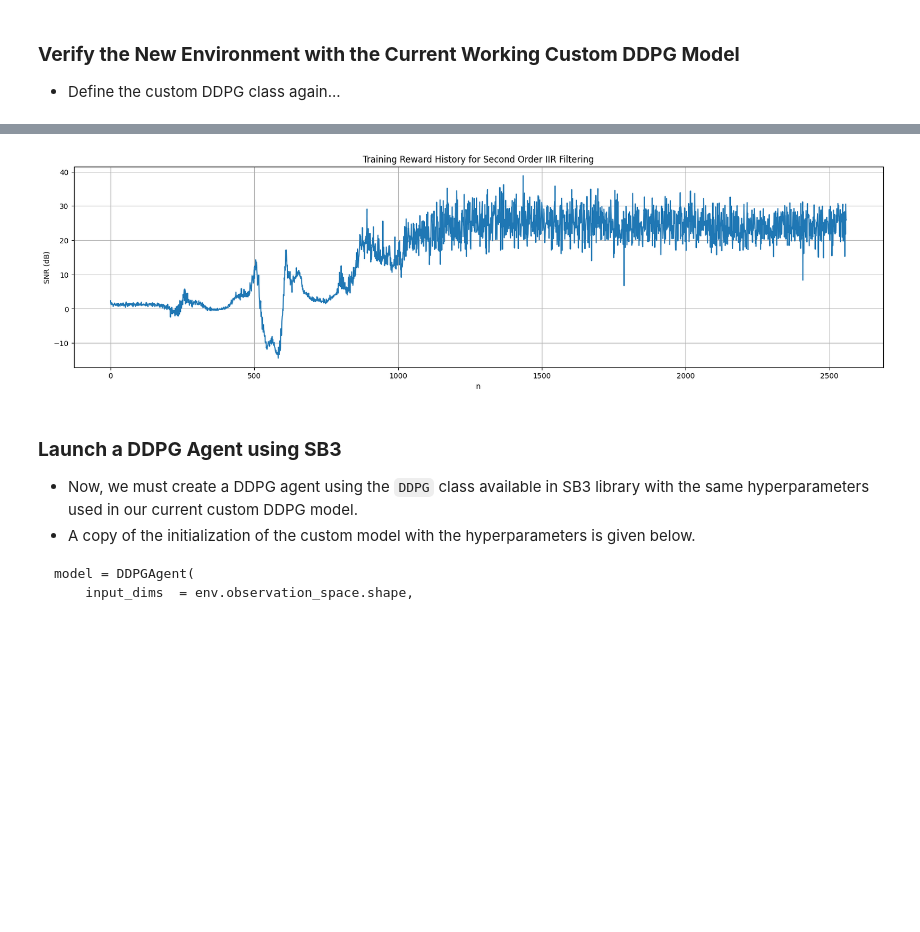
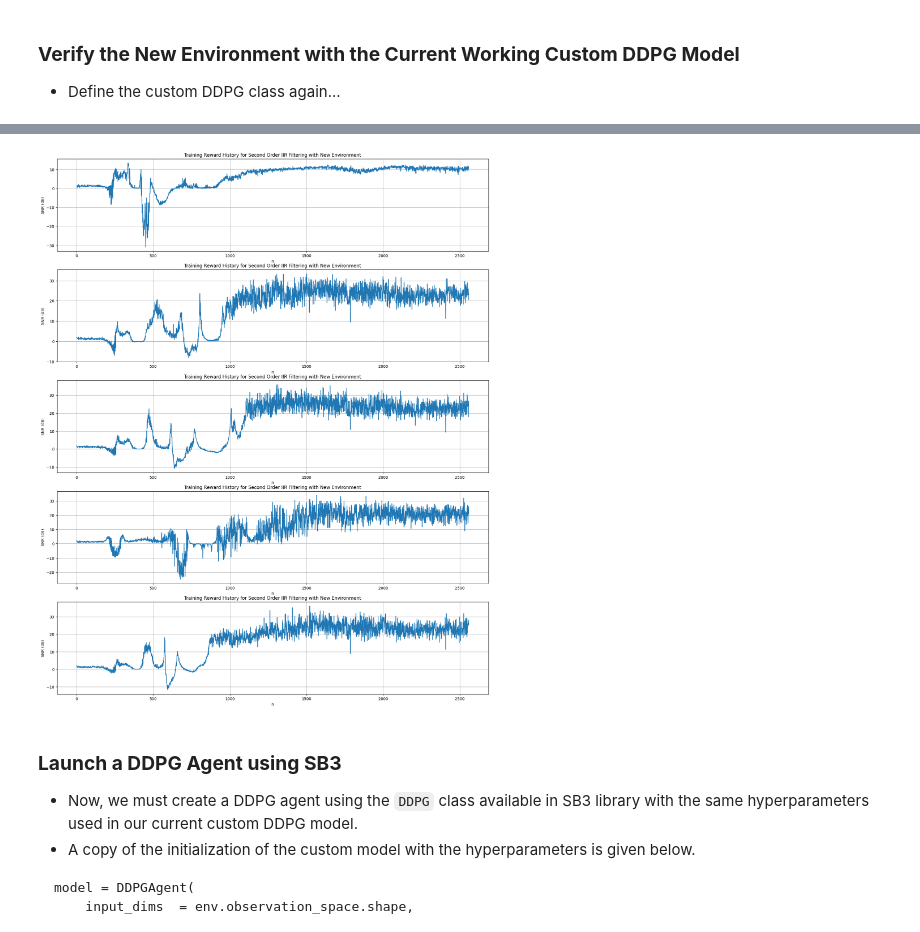
Before and after one commit to rajapaksha-rmpap/FYP, a Jupyter notebook: stage_3/notebook-stage_3.1.ipynb, the cells around one changed output, grey strips where cells are left out. Saved outputs shown, nothing was run; the diff lists cells and outputs as text; code cells hidden in the pictures; blank space fills up the shorter version.

```diff
--- a/stage_3/notebook-stage_3.1.ipynb
+++ b/stage_3/notebook-stage_3.1.ipynb
@@ -668,13 +670,14 @@ step: 2560, SNR: 25.255691336991624, filter: [0.29437453 0.32939965 0.29403216],
 # %%
 # plotting the results
-plt.figure(figsize=(20, 5))
-plt.plot(reward_history)
-plt.title("Training Reward History for Second Order IIR Filtering")
-plt.xlabel("n")
-plt.ylabel("SNR (dB)")
-plt.grid(True)
+fig, ax = plt.subplots(nrows=5, ncols=1, figsize=(20, 5*5))
+for i in range(5):
+    ax[i].plot(reward_history_arr[i])
+    ax[i].set_title("Training Reward History for Second Order IIR Filtering with New Environment")
+    ax[i].set_xlabel("n")
+    ax[i].set_ylabel("SNR (dB)")
+    ax[i].grid(True)
 # %% [output]
-[figure, old version]
+[figure, new version]
 # %% [markdown]
 ### **Launch a DDPG Agent using SB3**
 
```
Also changed, not shown: parts of 2 cells of this notebook, 3 other files.
